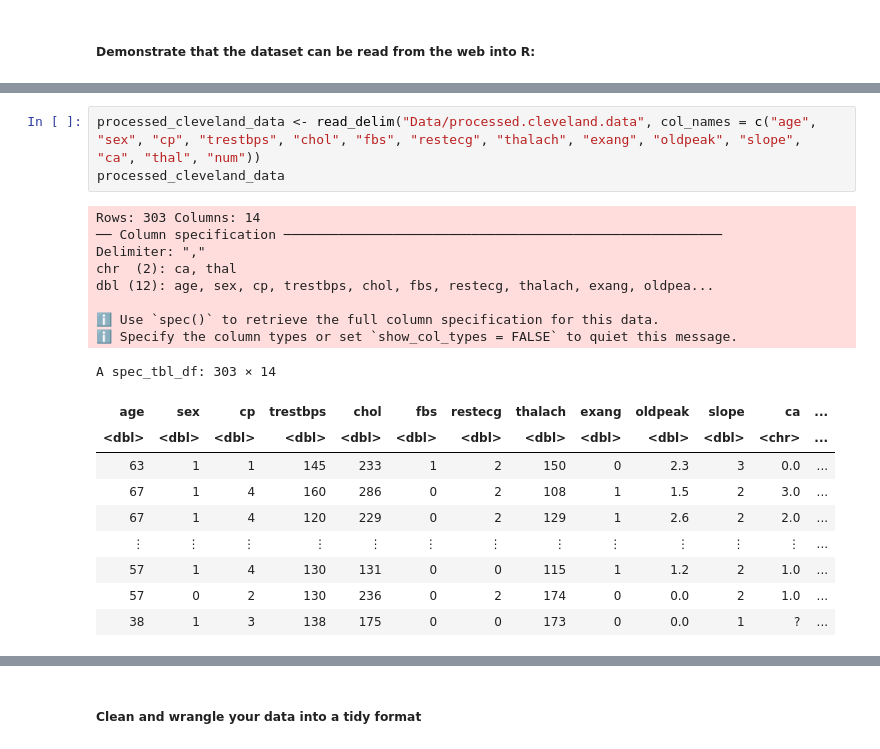
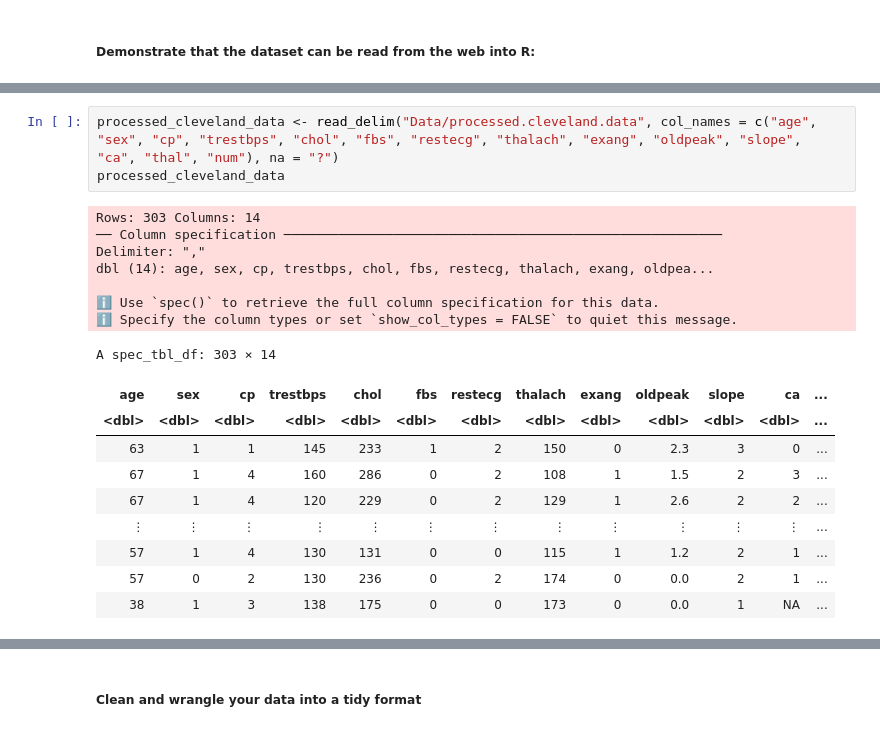
Before and after one commit to TheSkiffle/group_project_ds_2024, a Jupyter notebook: group_project_proposal.ipynb, the cells around one changed output, grey strips where cells are left out. Saved outputs shown, nothing was run; the diff lists cells and outputs as text.

```diff
--- a/group_project_proposal.ipynb
+++ b/group_project_proposal.ipynb
@@ -65,23 +64,22 @@ A spec_tbl_df: 303 × 15
 # %%
-processed_cleveland_data <- read_delim("Data/processed.cleveland.data", col_names = c("age", "sex", "cp", "trestbps", "chol", "fbs", "restecg", "thalach", "exang", "oldpeak", "slope", "ca", "thal", "num"))
+processed_cleveland_data <- read_delim("Data/processed.cleveland.data", col_names = c("age", "sex", "cp", "trestbps", "chol", "fbs", "restecg", "thalach", "exang", "oldpeak", "slope", "ca", "thal", "num"), na = "?")
 processed_cleveland_data
 # %% [output]
 Rows: 303 Columns: 14
 ── Column specification ────────────────────────────────────────────────────────
 Delimiter: ","
-chr  (2): ca, thal
-dbl (12): age, sex, cp, trestbps, chol, fbs, restecg, thalach, exang, oldpea...
+dbl (14): age, sex, cp, trestbps, chol, fbs, restecg, thalach, exang, oldpea...
 
 ℹ Use `spec()` to retrieve the full column specification for this data.
 ℹ Specify the column types or set `show_col_types = FALSE` to quiet this message.
 A spec_tbl_df: 303 × 14
 | age | sex | cp | trestbps | chol | fbs | restecg | thalach | exang | oldpeak | slope | ca | ... |
-| <dbl> | <dbl> | <dbl> | <dbl> | <dbl> | <dbl> | <dbl> | <dbl> | <dbl> | <dbl> | <dbl> | <chr> | ... |
-| 63 | 1 | 1 | 145 | 233 | 1 | 2 | 150 | 0 | 2.3 | 3 | 0.0 | ... |
-| 67 | 1 | 4 | 160 | 286 | 0 | 2 | 108 | 1 | 1.5 | 2 | 3.0 | ... |
-| 67 | 1 | 4 | 120 | 229 | 0 | 2 | 129 | 1 | 2.6 | 2 | 2.0 | ... |
+| <dbl> | <dbl> | <dbl> | <dbl> | <dbl> | <dbl> | <dbl> | <dbl> | <dbl> | <dbl> | <dbl> | <dbl> | ... |
+| 63 | 1 | 1 | 145 | 233 | 1 | 2 | 150 | 0 | 2.3 | 3 | 0 | ... |
+| 67 | 1 | 4 | 160 | 286 | 0 | 2 | 108 | 1 | 1.5 | 2 | 3 | ... |
+| 67 | 1 | 4 | 120 | 229 | 0 | 2 | 129 | 1 | 2.6 | 2 | 2 | ... |
 | ⋮ | ⋮ | ⋮ | ⋮ | ⋮ | ⋮ | ⋮ | ⋮ | ⋮ | ⋮ | ⋮ | ⋮ | ... |
-| 57 | 1 | 4 | 130 | 131 | 0 | 0 | 115 | 1 | 1.2 | 2 | 1.0 | ... |
-| 57 | 0 | 2 | 130 | 236 | 0 | 2 | 174 | 0 | 0.0 | 2 | 1.0 | ... |
-| 38 | 1 | 3 | 138 | 175 | 0 | 0 | 173 | 0 | 0.0 | 1 | ? | ... |
+| 57 | 1 | 4 | 130 | 131 | 0 | 0 | 115 | 1 | 1.2 | 2 | 1 | ... |
+| 57 | 0 | 2 | 130 | 236 | 0 | 2 | 174 | 0 | 0.0 | 2 | 1 | ... |
+| 38 | 1 | 3 | 138 | 175 | 0 | 0 | 173 | 0 | 0.0 | 1 | NA | ... |
 # %%
```
Also changed, not shown: parts of 6 cells of this notebook.
